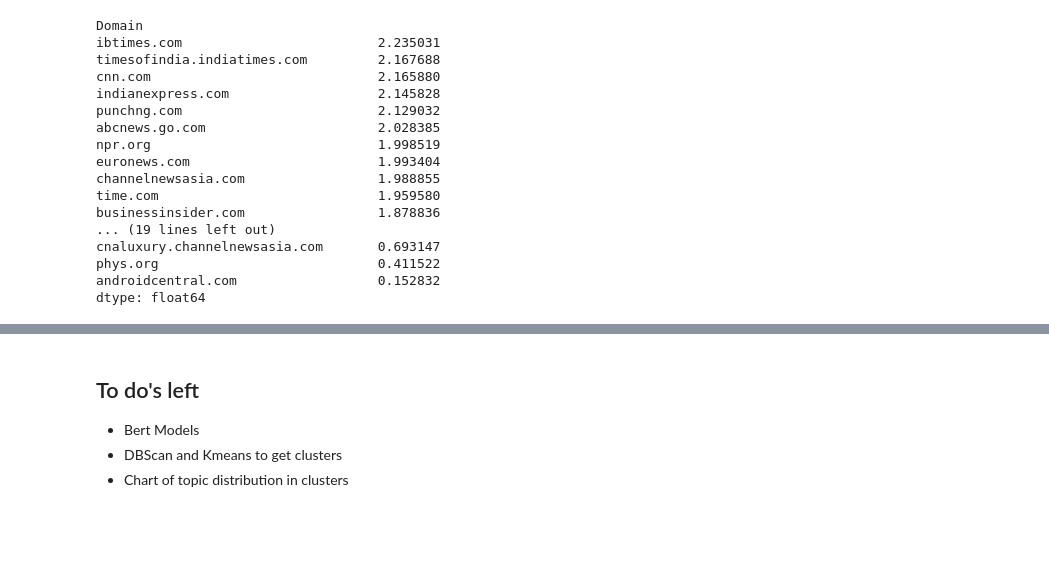
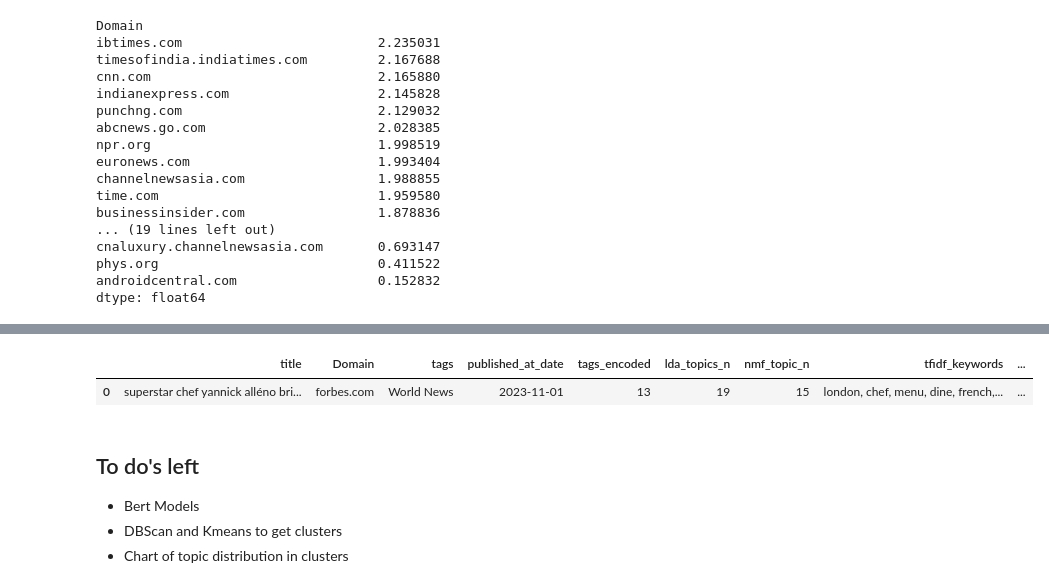
Before and after one commit to wayne-chi/tenx_wk0_cohort_c, a Jupyter notebook: Notebooks/nlp.ipynb, the cells around one changed output, grey strips where cells are left out. Drawn from its saved outputs; the diff is of its cells as text; code cells hidden in the pictures; blank space fills up the shorter version.

```diff
--- a/Notebooks/nlp.ipynb
+++ b/Notebooks/nlp.ipynb
@@ -883,0 +893,7 @@ dtype: float64
+# %%
+ml_df = df[[ 'title', 'Domain', 'tags','published_at_date',  'tags_encoded',
+    'lda_topics_n', 'lsi_topics_n', 'nmf_topic_n' ,'tfidf_keywords', 'yake_keywords',  ]].copy()
+# %%
+ml_df['tfidf_keywords'] = ml_df['tfidf_keywords'] .apply(lambda x: ', '.join(x))
+# %%
+ml_df['yake_keywords'] = ml_df['yake_keywords'].apply(lambda x: ', '.join(x))
@@ -883,0 +902,7 @@ dtype: float64
+# %%
+ml_df['url'] =df['url']
+# %%
+ml_df.head(1)
+# %% [output]
+|  | title | Domain | tags | published_at_date | tags_encoded | lda_topics_n | nmf_topic_n | tfidf_keywords | ... |
+| 0 | superstar chef yannick alléno bri... | forbes.com | World News | 2023-11-01 | 13 | 19 | 15 | london, chef, menu, dine, french,... | ... |
```
Also changed, not shown: parts of 3 cells of this notebook.
